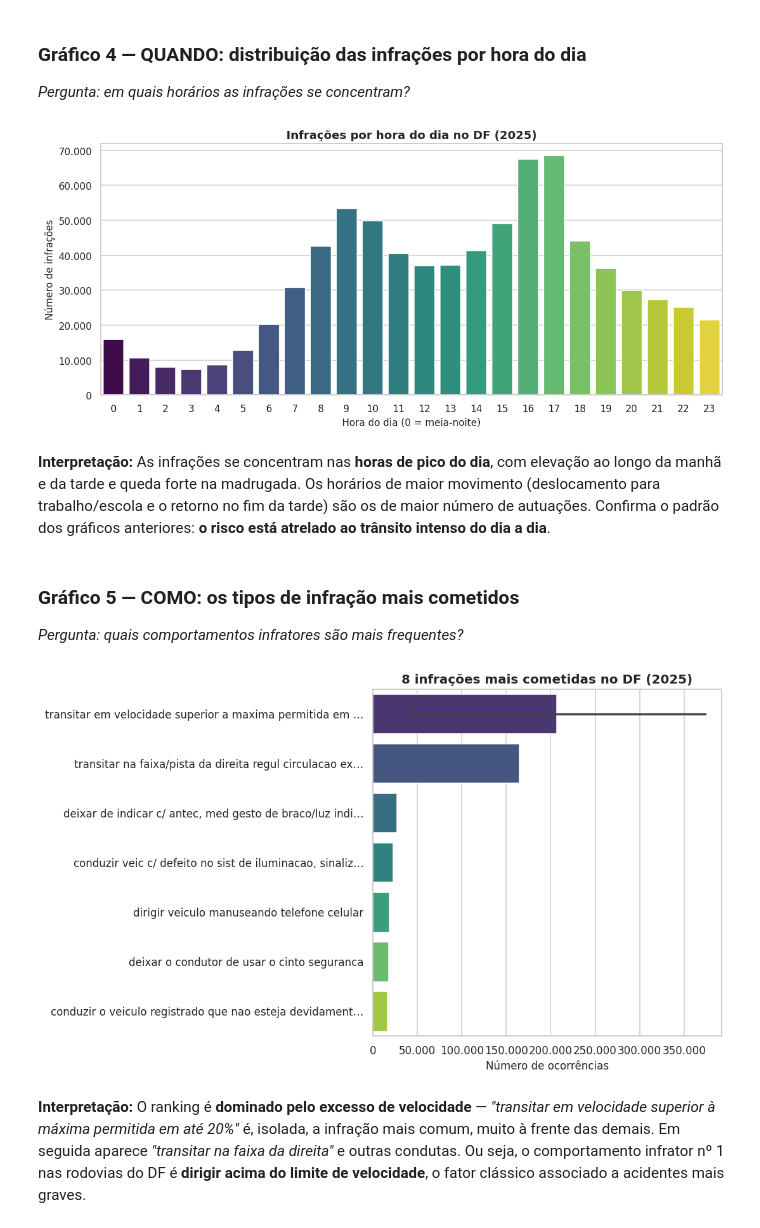
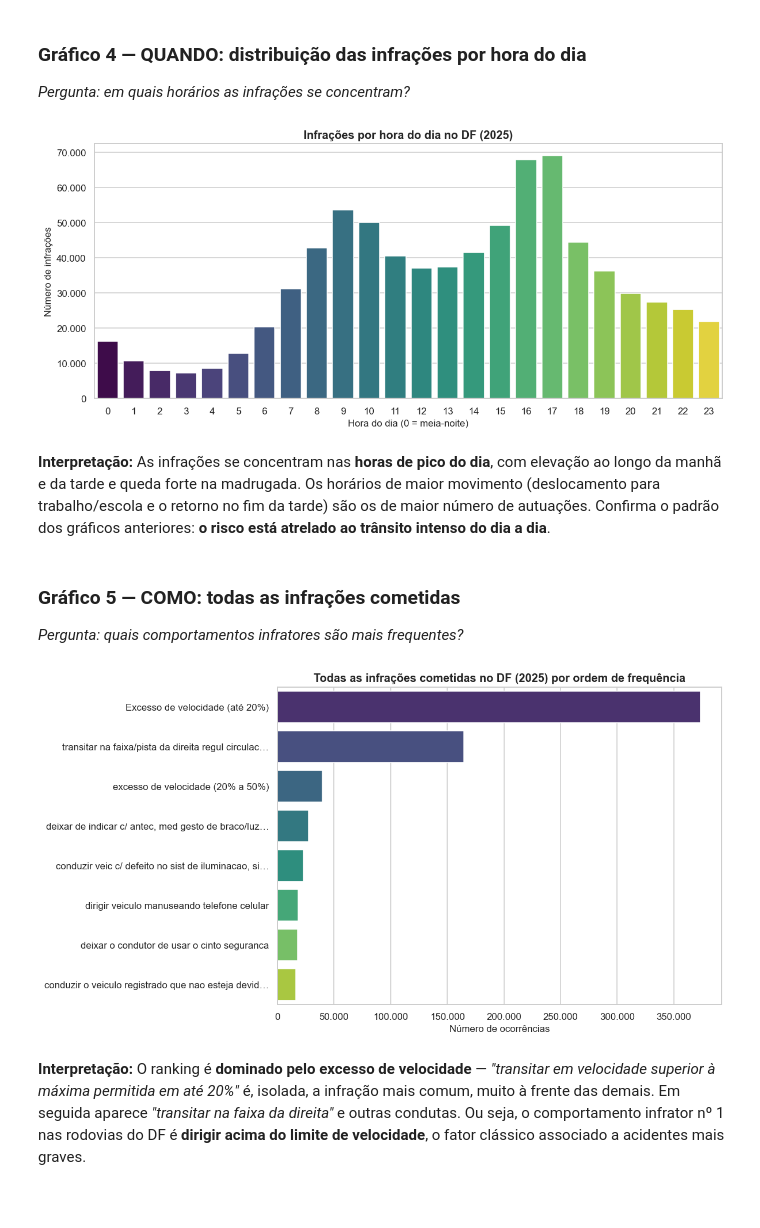
Before and after one commit to Kauan9r7/Ciencias_de_Dados_projetos, a Jupyter notebook: trabalho_final/analise.ipynb, the cells around one changed output. Saved outputs shown, nothing was run; the diff lists cells and outputs as text; code cells hidden in the pictures; blank space fills up the shorter version.

```diff
--- a/trabalho_final/analise.ipynb
+++ b/trabalho_final/analise.ipynb
@@ -399,7 +227,7 @@ plt.show()
 
 *Pergunta: em quais horários as infrações se concentram?*
 # %%
-por_hora = df_limpo["hora"].value_counts().sort_index()
+por_hora = df["hora"].value_counts().sort_index()
 
 fig, ax = plt.subplots(figsize=(11, 5))
 sns.barplot(x=por_hora.index, y=por_hora.values,
@@ -411,28 +239,39 @@ ax.yaxis.set_major_formatter(mticker.FuncFormatter(lambda y, _: f"{int(y):,}".re
 plt.tight_layout()
 plt.show()
 # %% [output]
-[figure, old version]
+[figure, new version]
 # %% [markdown]
 **Interpretação:** As infrações se concentram nas **horas de pico do dia**, com elevação ao longo da manhã e da tarde e queda forte na madrugada. Os horários de maior movimento (deslocamento para trabalho/escola e o retorno no fim da tarde) são os de maior número de autuações. Confirma o padrão dos gráficos anteriores: **o risco está atrelado ao trânsito intenso do dia a dia**.
 # %% [markdown]
-### Gráfico 5 — COMO: os tipos de infração mais cometidos
+### Gráfico 5 — COMO: todas as infrações cometidas
 
 *Pergunta: quais comportamentos infratores são mais frequentes?*
 # %%
-top_inf = df_limpo["descricao"].value_counts().head(8)
-# encurtar rótulos longos
-rot = [d[:55] + "…" if len(d) > 55 else d for d in top_inf.index]
+top_inf = df["descricao"].value_counts().head(8)
+# encurtar rótulos muito longos
+rot = []
+for d in top_inf.index:
+    if "ate 20%" in d:
+        rot.append("Excesso de velocidade (até 20%)")
+    elif "mais de 20%" in d:
+        rot.append("excesso de velocidade (20% a 50%)")
+    else:
+        rot.append(d[:50] + "…" if len(d) > 50 else d)
 
-fig, ax = plt.subplots(figsize=(10, 6))
+# Ajusta a altura da figura dinamicamente
+altura = max(6, len(top_inf) * 0.25)
+fig, ax = plt.subplots(figsize=(11, altura))
 sns.barplot(x=top_inf.values, y=rot, hue=rot, palette=PALETA, legend=False, ax=ax)
-ax.set_title("8 infrações mais cometidas no DF (2025)")
+
+ax.set_title("Todas as infrações cometidas no DF (2025) por ordem de frequência")
 ax.set_xlabel("Número de ocorrências")
 ax.set_ylabel("")
 ax.xaxis.set_major_formatter(mticker.FuncFormatter(lambda x, _: f"{int(x):,}".replace(",", ".")))
+
 plt.tight_layout()
 plt.show()
 # %% [output]
-[figure, old version]
+[figure, new version]
 # %% [markdown]
 **Interpretação:** O ranking é **dominado pelo excesso de velocidade** — *"transitar em velocidade superior à máxima permitida em até 20%"* é, isolada, a infração mais comum, muito à frente das demais. Em seguida aparece *"transitar na faixa da direita"* e outras condutas. Ou seja, o comportamento infrator nº 1 nas rodovias do DF é **dirigir acima do limite de velocidade**, o fator clássico associado a acidentes mais graves.
 # %% [markdown]
```
Also changed, not shown: parts of 34 cells of this notebook, 8 other files.
